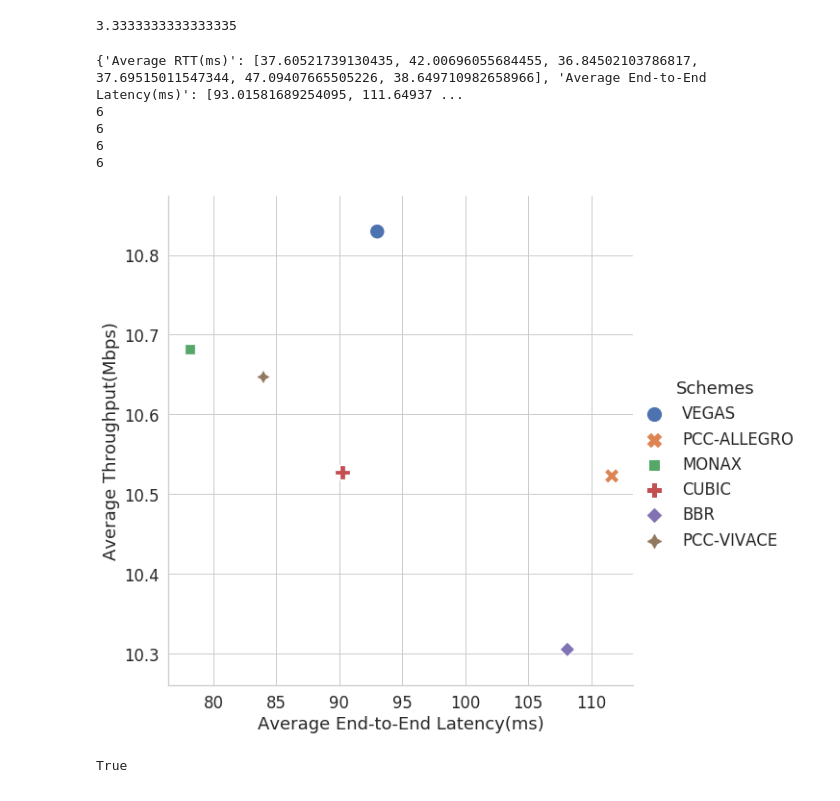
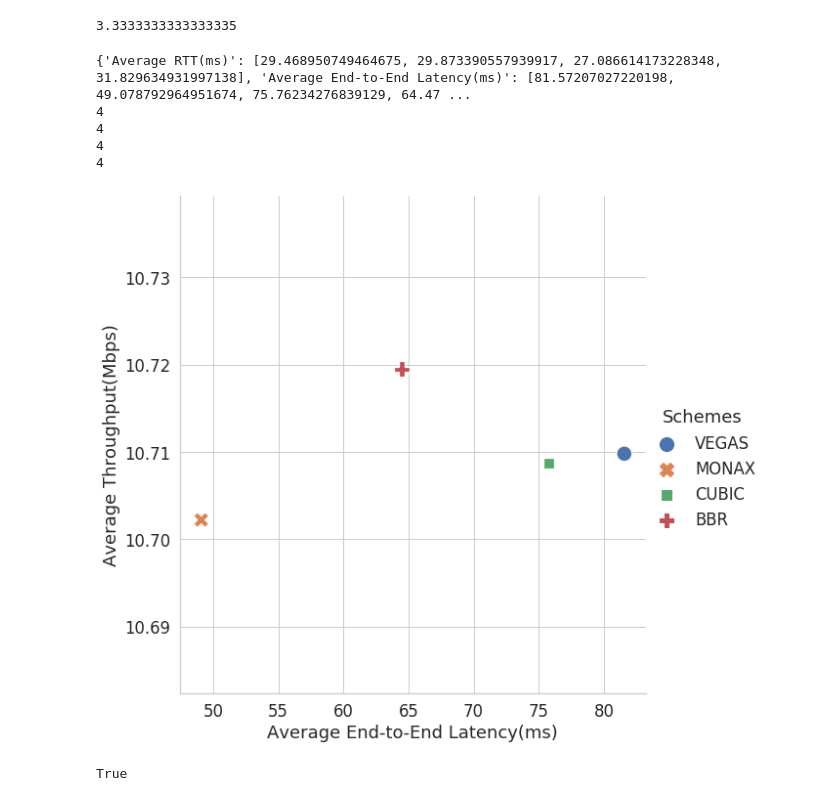
Before and after one commit to skywalker1996/Monax, a Jupyter notebook: results/plot.ipynb, the cells around one changed output. Cells and saved outputs as stored; diff of their text form; code cells hidden in the pictures.

```diff
--- a/results/plot.ipynb
+++ b/results/plot.ipynb
@@ -11,7 +11,7 @@ import seaborn as sns
 import os
 
 
-base_dir = './video'
+base_dir = './cloud/video'
 file_list = os.listdir(base_dir)
 
 data = {}
@@ -29,39 +29,39 @@ for file in file_list:
         delivery_rate_average = df['delivery_rate_average'].values
 
         data["Average RTT(ms)"]+=list(RTT_average)
         data["Average End-to-End Latency(ms)"]+=list(end2end_average)
         data["Average Throughput(Mbps)"]+=list(delivery_rate_average)
         data["Schemes"]+=[CC for i in range(len(end2end_average))]
 
 print(data)
 
 for key in data:
     print(len(data[key]))
 
 sns.set(font_scale=1.5)
 sns.set_style("whitegrid")
 # tips = {}
 # tips['Latency'] = [1,2,3,4,5,6,7,8,9,10]
 # tips['Throughput'] =ii [10,9,8,7,6,5,4,3,2,1]
 # tips['CC'] = ['BBR', 'CUBIC', 'Vivace', 'CUBIC','BBR', 'CUBIC', 'Allegro','BBR', 'CUBIC','BBR']
 # tips = pd.DataFrame(tips)
 
 
 g = sns.relplot(x="Average End-to-End Latency(ms)", y="Average Throughput(Mbps)", hue='Schemes', style='Schemes', height=8, data=data, s=250);
 for lh in g._legend.legendHandles:
     lh.set_alpha(1)
     lh._sizes = [200]
 
 g.savefig("./01.png", dpi = 400)
 # plt.xlim(0)
 # plt.ylim(38,46)
 # %% [output]
-{'Average RTT(ms)': [37.60521739130435, 42.00696055684455, 36.84502103786817, 37.69515011547344, 47.09407665505226, 38.649710982658966], 'Average End-to-End Latency(ms)': [93.01581689254095, 111.64937 ...
-6
-6
-6
-6
+{'Average RTT(ms)': [29.468950749464675, 29.873390557939917, 27.086614173228348, 31.829634931997138], 'Average End-to-End Latency(ms)': [81.57207027220198, 49.078792964951674, 75.76234276839129, 64.47 ...
+4
+4
+4
+4
-[figure, old version]
+[figure, new version]
 # %%
 bool("True")
 # %% [output]
```
Also changed, not shown: 17 other files.
